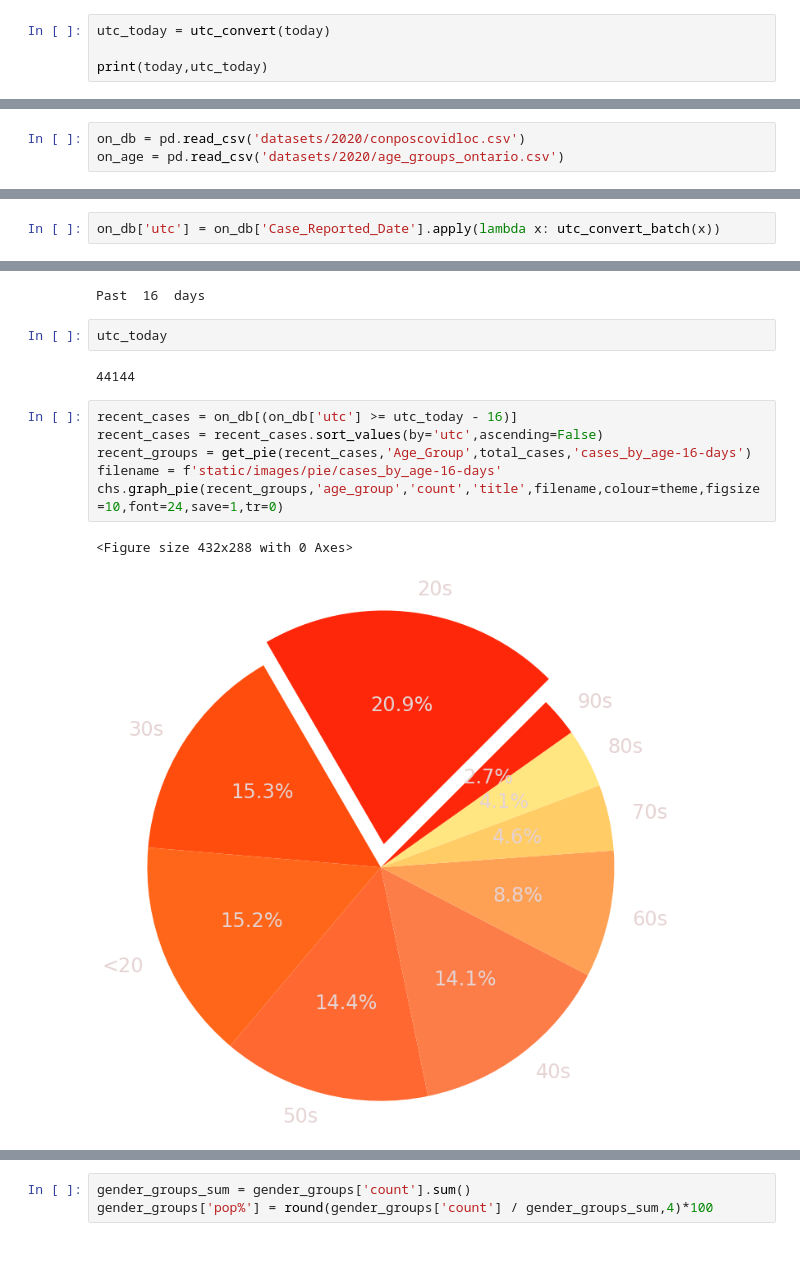
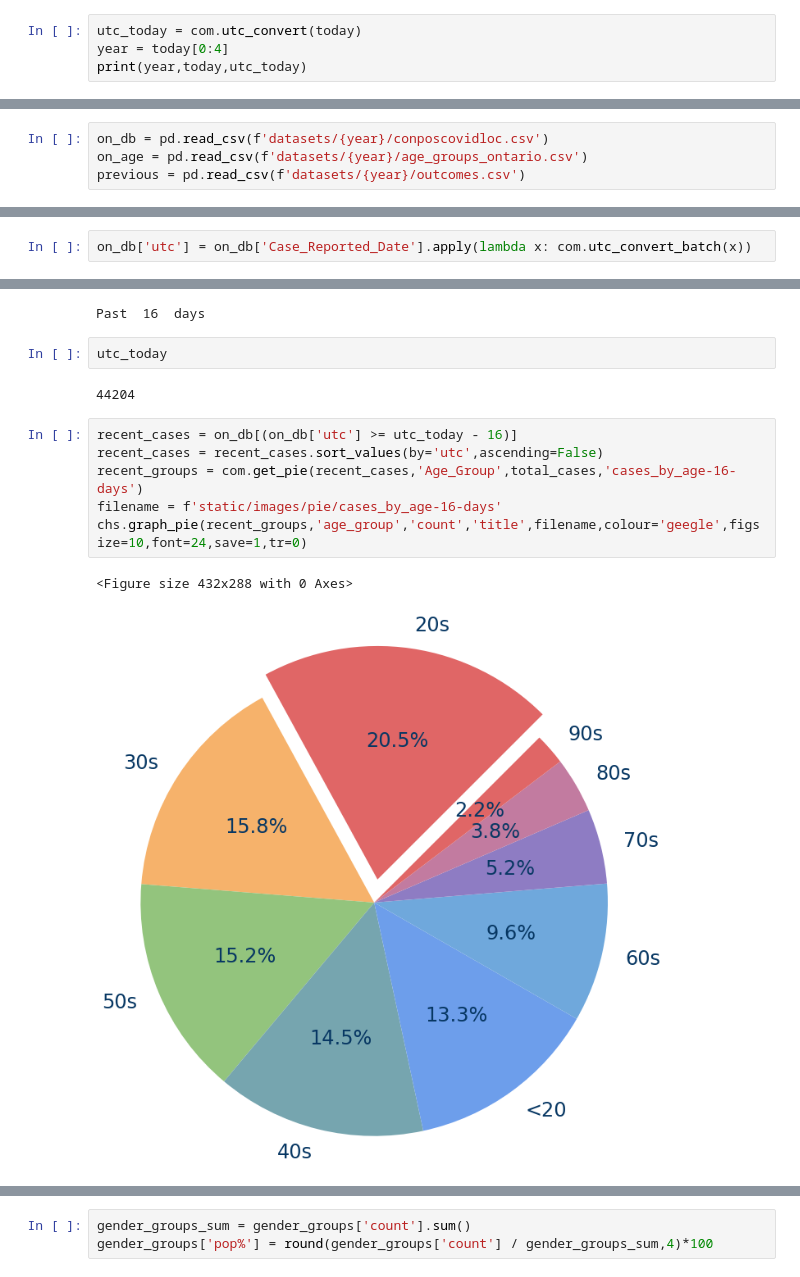
Before and after one commit to tamccullough/covon, a Jupyter notebook: ontario_covid_cases_2020-CURRENT.ipynb, the cells around one changed output, grey strips where cells are left out. Cells and saved outputs as stored; diff of their text form.

```diff
--- a/ontario_covid_cases_2020-CURRENT.ipynb
+++ b/ontario_covid_cases_2020-CURRENT.ipynb
@@ -151,5 +27,5 @@ def get_pie(dataframe,string,total_cases,title):
 # %%
-utc_today = utc_convert(today)
-
-print(today,utc_today)
+utc_today = com.utc_convert(today)
+year = today[0:4]
+print(year,today,utc_today)
 # %% [output]
@@ -157,3 +33,4 @@ print(today,utc_today)
 # %%
-on_db = pd.read_csv('datasets/2020/conposcovidloc.csv')
-on_age = pd.read_csv('datasets/2020/age_groups_ontario.csv')
+on_db = pd.read_csv(f'datasets/{year}/conposcovidloc.csv')
+on_age = pd.read_csv(f'datasets/{year}/age_groups_ontario.csv')
+previous = pd.read_csv(f'datasets/{year}/outcomes.csv')
@@ -160,4 +45,4 @@ on_age = pd.read_csv('datasets/2020/age_groups_ontario.csv')
 # %%
 url = 'https://en.wikipedia.org/wiki/Demographics_of_Ontario'
 # %%
-on_db['utc'] = on_db['Case_Reported_Date'].apply(lambda x: utc_convert_batch(x))
+on_db['utc'] = on_db['Case_Reported_Date'].apply(lambda x: com.utc_convert_batch(x))
@@ -302,13 +197,13 @@ Past  16  days
 # %%
 utc_today
 # %% [output]
-44144
+44204
 # %%
 recent_cases = on_db[(on_db['utc'] >= utc_today - 16)]
 recent_cases = recent_cases.sort_values(by='utc',ascending=False)
-recent_groups = get_pie(recent_cases,'Age_Group',total_cases,'cases_by_age-16-days')
+recent_groups = com.get_pie(recent_cases,'Age_Group',total_cases,'cases_by_age-16-days')
 filename = f'static/images/pie/cases_by_age-16-days'
-chs.graph_pie(recent_groups,'age_group','count','title',filename,colour=theme,figsize=10,font=24,save=1,tr=0)
+chs.graph_pie(recent_groups,'age_group','count','title',filename,colour='geegle',figsize=10,font=24,save=1,tr=0)
 # %% [output]
 <Figure size 432x288 with 0 Axes>
-[figure, old version]
+[figure, new version]
```
Also changed, not shown: parts of 49 cells of this notebook, 1 other file.
